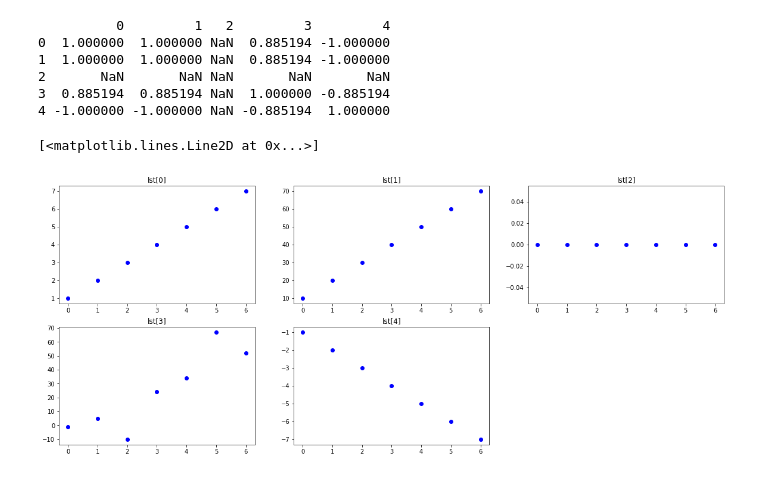
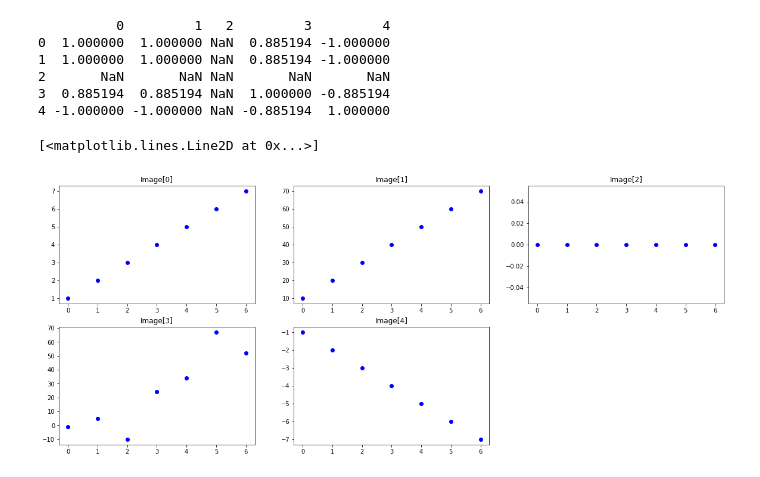
Before and after one commit to Jonghyun-2/Hyun, a Jupyter notebook: Python/keras/correlationCofficient.ipynb, the cells around one changed output. Drawn from its saved outputs; the diff is of its cells as text; code cells hidden in the pictures.

```diff
--- a/Python/keras/correlationCofficient.ipynb
+++ b/Python/keras/correlationCofficient.ipynb
@@ -31,29 +31,29 @@ print(cor)
 # %%
 import matplotlib.pyplot as plt
 plt.figure(figsize=(20,8))
 
 plt.subplot(231)
-plt.title('lst[0]')
+plt.title('Image[0]')
 plt.plot(lst[0],'bo')
 
 plt.subplot(232)
-plt.title('lst[1]')
+plt.title('Image[1]')
 plt.plot(lst[1],'bo')
 
 plt.subplot(233)
-plt.title('lst[2]')
+plt.title('Image[2]')
 plt.plot(lst[2],'bo')
 
 plt.subplot(234)
-plt.title('lst[3]')
+plt.title('Image[3]')
 plt.plot(lst[3],'bo')
 
 plt.subplot(235)
-plt.title('lst[4]')
+plt.title('Image[4]')
 plt.plot(lst[4],'bo')
 # %% [output]
 [<matplotlib.lines.Line2D at 0x...>]
-[figure, old version]
+[figure, new version]
 # %%
 import math
 import numpy as np
```
Also changed, not shown: parts of 2 cells of this notebook.
